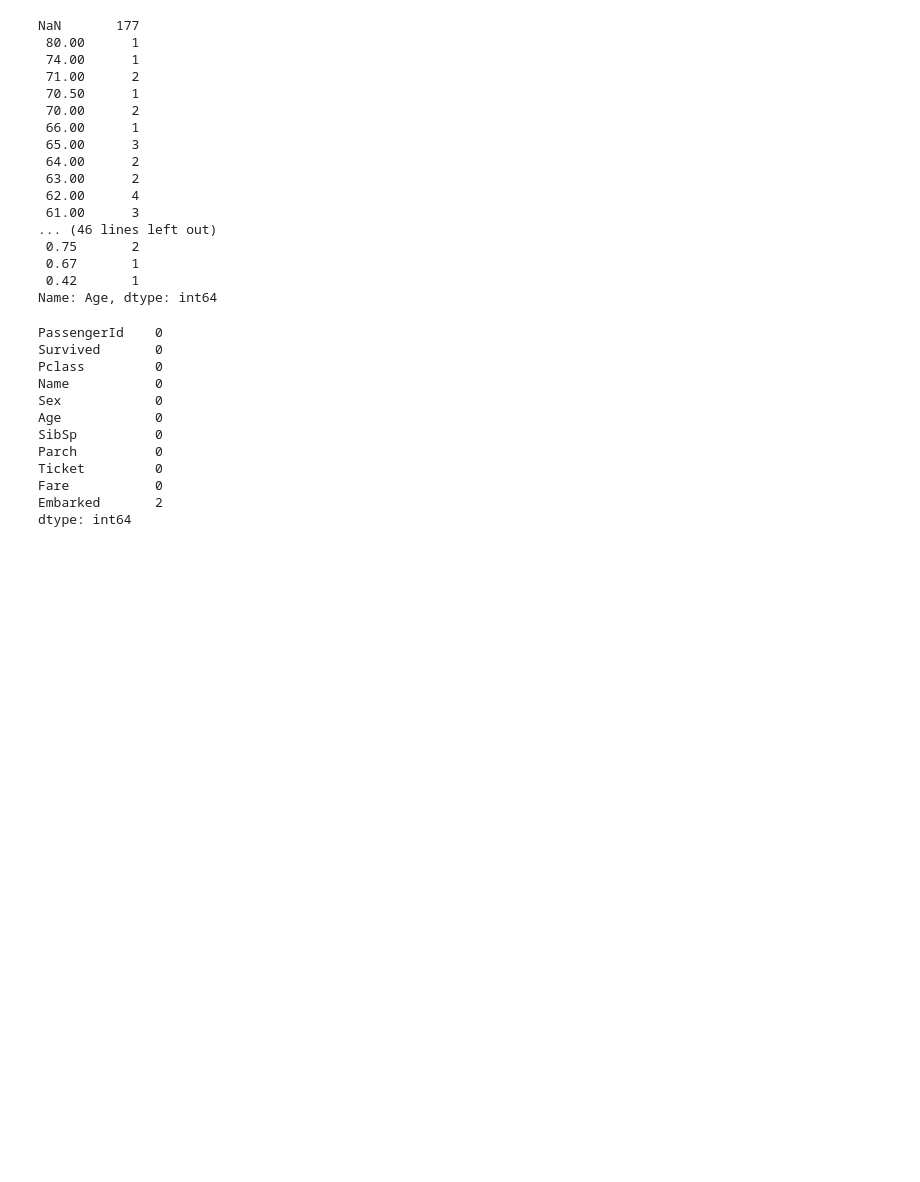
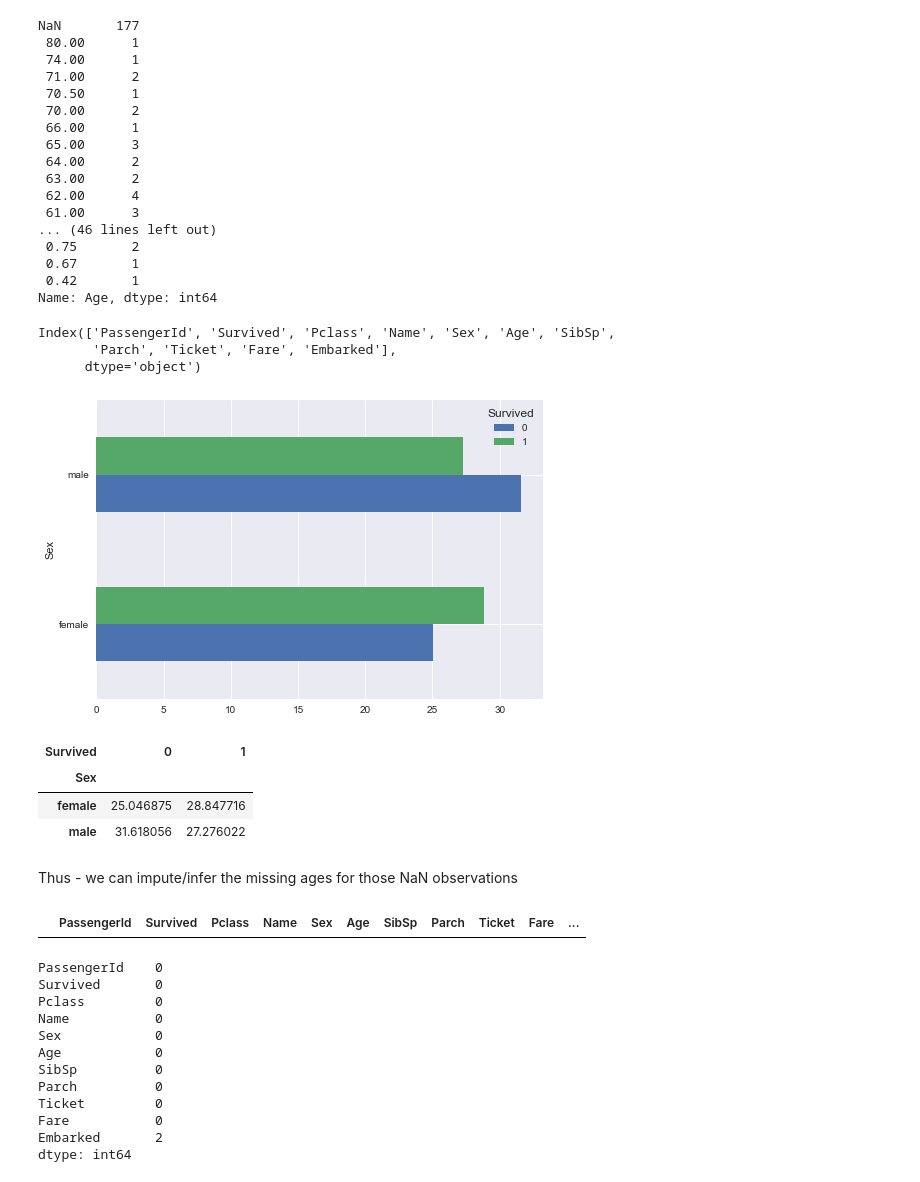
Before and after one commit to taylordye/Titanic-Analysis, a Jupyter notebook: Titanic Analysis 2.ipynb, the cells around one changed output. Drawn from its saved outputs; the diff is of its cells as text; code cells hidden in the pictures; blank space fills up the shorter version.

```diff
--- a/Titanic Analysis 2.ipynb
+++ b/Titanic Analysis 2.ipynb
@@ -92,6 +93,25 @@ NaN       177
  0.67       1
  0.42       1
 Name: Age, dtype: int64
-# %%
-# Fill the Age feature w/ the average age
-train_df['Age'] = train_df.Age.fillna(np.mean)
+# %%
+train_df.columns
+# %% [output]
+Index(['PassengerId', 'Survived', 'Pclass', 'Name', 'Sex', 'Age', 'SibSp',
+       'Parch', 'Ticket', 'Fare', 'Embarked'],
+      dtype='object')
+# %%
+# Average age by Sex and Survival
+train_df.groupby(['Sex', 'Survived'])['Age'].mean().unstack(1).plot(kind='barh')
+plt.plot();
+# %% [output]
+[figure, added]
+# %%
+# Let's look at the raw data
+train_df.groupby(['Sex', 'Survived'])['Age'].mean().unstack(1)
+# %% [output]
+| Survived | 0 | 1 |
+| Sex |  |  |
+| female | 25.046875 | 28.847716 |
+| male | 31.618056 | 27.276022 |
+# %% [markdown]
+Thus - we can impute/infer the missing ages for those NaN observations
@@ -98,3 +130,8 @@ train_df['Age'] = train_df.Age.fillna(np.mean)
+# %%
+# Looks like we filled all the missing Age values :)
+train_df[train_df.Age.isnull()]
+# %% [output]
+|  | PassengerId | Survived | Pclass | Name | Sex | Age | SibSp | Parch | Ticket | Fare | ... |
 # %%
 # Are we missing any values?
 train_df.isnull().sum()
```
Also changed, not shown: parts of 14 cells of this notebook.
